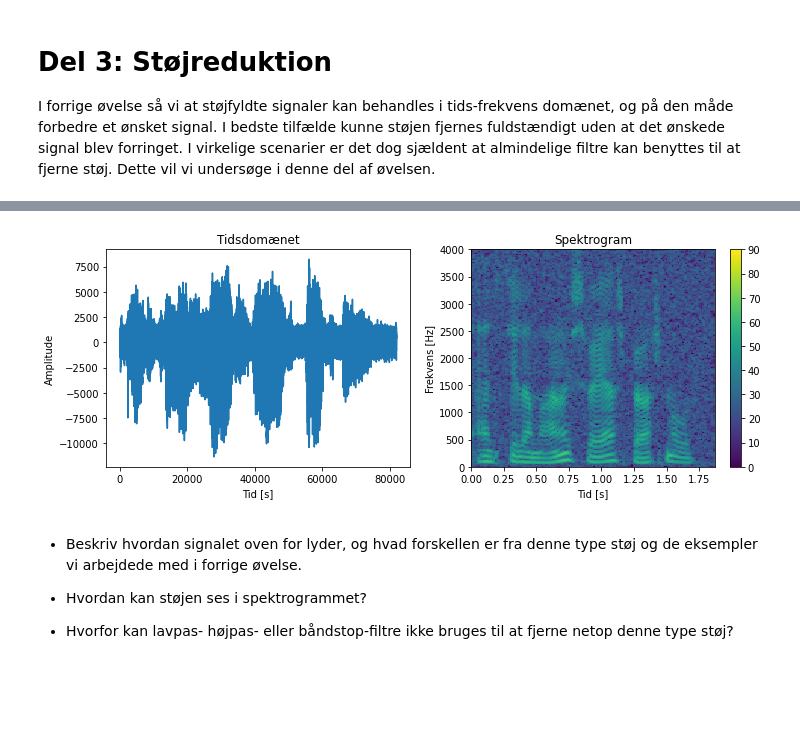
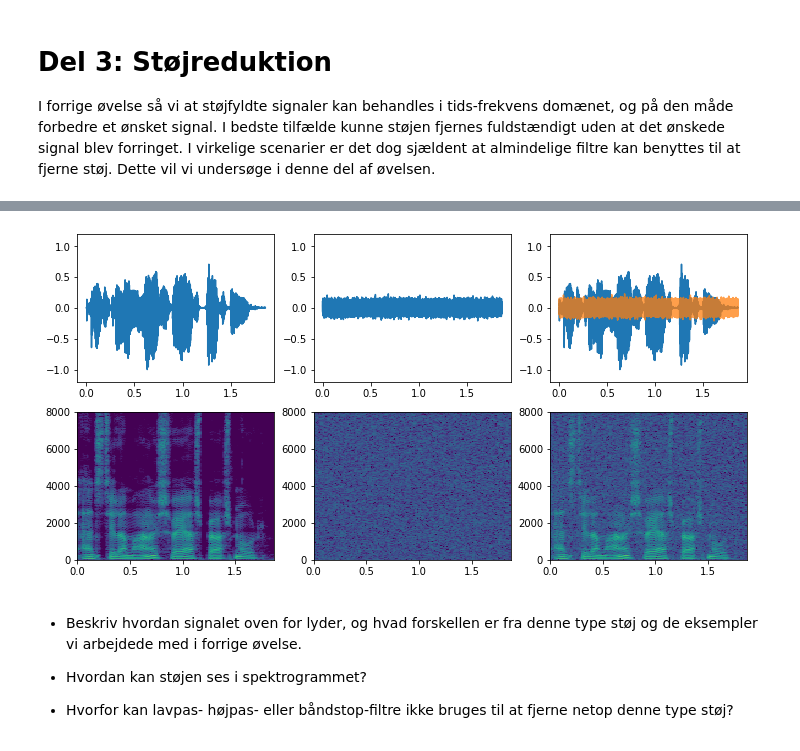
Before and after one commit to niels-overby/SRP-noisereduction, a Jupyter notebook: SRP_noisereduction.ipynb, the cells around one changed output, grey strips where cells are left out. Cells and saved outputs as stored; diff of their text form; code cells hidden in the pictures; blank space fills up the shorter version.

```diff
--- a/SRP_noisereduction.ipynb
+++ b/SRP_noisereduction.ipynb
@@ -50,36 +45,61 @@ Requirement already satisfied: pycparser in /usr/local/lib/python3.6/dist-packag
 
 I forrige øvelse så vi at støjfyldte signaler kan behandles i tids-frekvens domænet, og på den måde forbedre et ønsket signal. I bedste tilfælde kunne støjen fjernes fuldstændigt uden at det ønskede signal blev forringet. I virkelige scenarier er det dog sjældent at almindelige filtre kan benyttes til at fjerne støj. Dette vil vi undersøge i denne del af øvelsen.
 # %%
-#@title Generende støj i talesignaler
+#@title Eksempel på støj i talesignal
 audioDir = '/content/SRP2021/Audio/'
 audioFiles = list(np.sort([f for f in os.listdir(audioDir) if f.endswith('.wav')]))
 
 
 x, fs = utils.getAudio(audioDir+audioFiles[-1])
 x = processing.normalize().transform(x)
+
 x_noise = interferringNoise(x,fs,SNR=10)
 x_m = x+x_noise
 
+maxval = np.max(np.abs(x))
+
 stft = spectrum.STFT(fs=fs,nperseg=2048,nfft=2)
+Xm = stft.transform(x_m)
+X = stft.transform(x)
+Xn = stft.transform(x_noise)
 
-Xm = stft.transform(x_m)
-
+display(utils.play(x,fs))
+display(utils.play(x_noise,fs))
 display(utils.play(x_m,fs))
 
-plt.figure(figsize=(12,4))
-plt.subplot(121)
-plt.plot(x_m.T)
-plt.title("Tidsdomænet")
-plt.xlabel("Tid [s]")
-plt.ylabel("Amplitude")
 
-plt.subplot(122)
+plt.figure(figsize=(12,6))
+
+#plot tale
+plt.subplot(231)
+t = np.arange(len(x.T))/fs
+plt.plot(t,x.T/maxval)
+plt.ylim([-1.2,1.2])
+
+plt.subplot(234)
+plt.pcolormesh(stft.t,stft.f,20*np.log10(np.abs(X[0])),vmin=0,vmax=90)
+plt.ylim([0,8000])
+
+#plot noise
+plt.subplot(232)
+plt.plot(t,x_noise.T/maxval)
+plt.ylim([-1.2,1.2])
+
+plt.subplot(235)
+plt.pcolormesh(stft.t,stft.f,20*np.log10(np.abs(Xn[0])),vmin=0,vmax=90)
+plt.ylim([0,8000])
+
+#plot mix
+plt.subplot(233)
+plt.plot(t,x.T/maxval)
+plt.plot(t,x_noise.T/maxval,alpha=0.75)
+plt.ylim([-1.2,1.2])
+
+plt.subplot(236)
 plt.pcolormesh(stft.t,stft.f,20*np.log10(np.abs(Xm[0])),vmin=0,vmax=90)
-plt.ylim([0,4000])
-plt.title("Spektrogram")
-plt.xlabel("Tid [s]")
-plt.ylabel("Frekvens [Hz]")
-plt.colorbar()
+plt.ylim([0,8000])
+
+
 
 plt.show()
 # %% [output]
@@ -87,4 +109,4 @@ plt.show()
-[figure, old version]
+[figure, new version]
 # %% [markdown]
 * Beskriv hvordan signalet oven for lyder, og hvad forskellen er fra denne type støj og de eksempler vi arbejdede med i forrige øvelse.
 * Hvordan kan støjen ses i spektrogrammet?
```
Also changed, not shown: parts of 5 cells of this notebook.
